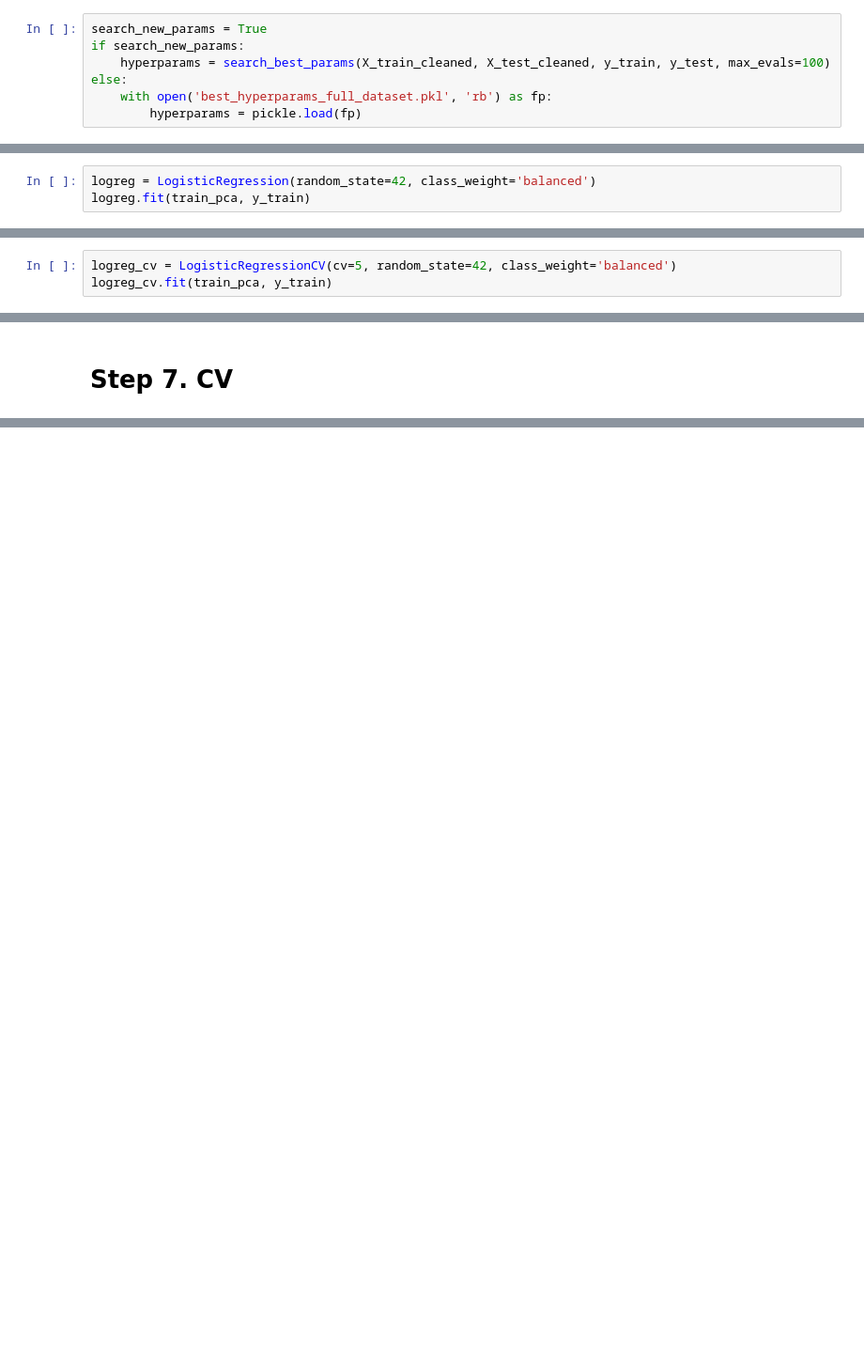
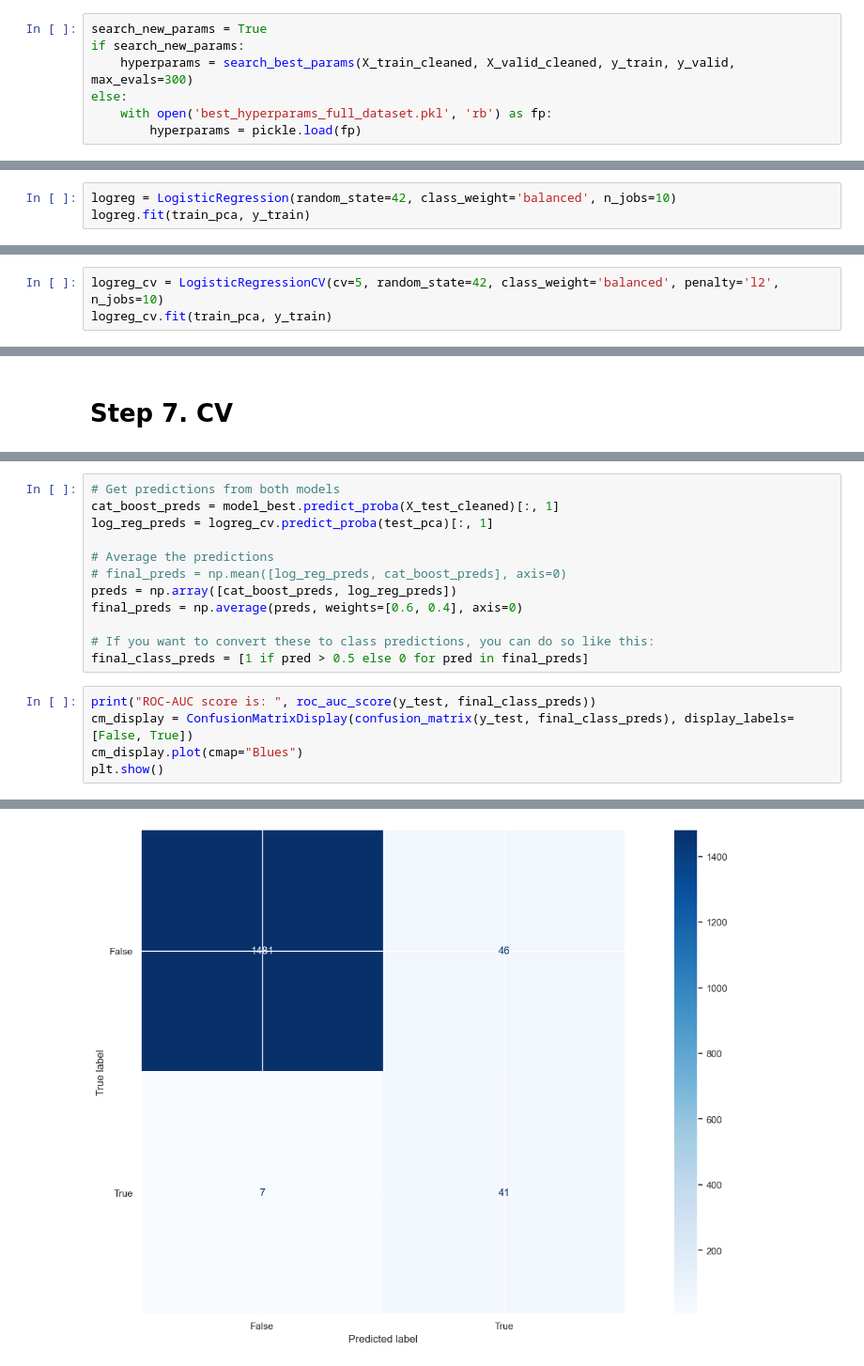
Before and after one commit to FVA13/samolet_parking_lot, a Jupyter notebook: notebooks/model_assemble.ipynb, the cells around one changed output, grey strips where cells are left out. Shown at 94% size. Drawn from its saved outputs; the diff is of its cells as text; blank space fills up the shorter version.

```diff
--- a/notebooks/model_assemble.ipynb
+++ b/notebooks/model_assemble.ipynb
@@ -349,7 +219,7 @@ plot_model_info(
 # %%
 search_new_params = True
 if search_new_params:
-    hyperparams = search_best_params(X_train_cleaned, X_test_cleaned, y_train, y_test, max_evals=100)
+    hyperparams = search_best_params(X_train_cleaned, X_valid_cleaned, y_train, y_valid, max_evals=300)
 else:
     with open('best_hyperparams_full_dataset.pkl', 'rb') as fp:
         hyperparams = pickle.load(fp)
@@ -447,5 +302,5 @@ test_pca = pca.transform(X_test_linear)[:, :top_n]
 # %% [markdown]
 ### LogisticRegression
 # %%
-logreg = LogisticRegression(random_state=42, class_weight='balanced')
+logreg = LogisticRegression(random_state=42, class_weight='balanced', n_jobs=10)
 logreg.fit(train_pca, y_train)
@@ -456,5 +323,5 @@ plt.show()
 # %% [markdown]
 ### LogisticRegressionCV
 # %%
-logreg_cv = LogisticRegressionCV(cv=5, random_state=42, class_weight='balanced')
+logreg_cv = LogisticRegressionCV(cv=5, random_state=42, class_weight='balanced', penalty='l2', n_jobs=10)
 logreg_cv.fit(train_pca, y_train)
@@ -466,0 +360,18 @@ plt.show()
+# %%
+# Get predictions from both models
+cat_boost_preds = model_best.predict_proba(X_test_cleaned)[:, 1]
+log_reg_preds = logreg_cv.predict_proba(test_pca)[:, 1]
+
+# Average the predictions
+# final_preds = np.mean([log_reg_preds, cat_boost_preds], axis=0)
+preds = np.array([cat_boost_preds, log_reg_preds])
+final_preds = np.average(preds, weights=[0.6, 0.4], axis=0)
+
+# If you want to convert these to class predictions, you can do so like this:
+final_class_preds = [1 if pred > 0.5 else 0 for pred in final_preds]
+# %%
+print("ROC-AUC score is: ", roc_auc_score(y_test, final_class_preds))
+cm_display = ConfusionMatrixDisplay(confusion_matrix(y_test, final_class_preds), display_labels=[False, True])
+cm_display.plot(cmap="Blues")
+plt.show()
+# %% [output]
@@ -466,0 +380 @@ plt.show()
+[figure, added]
```
Also changed, not shown: parts of 30 cells of this notebook, 4 other files.
